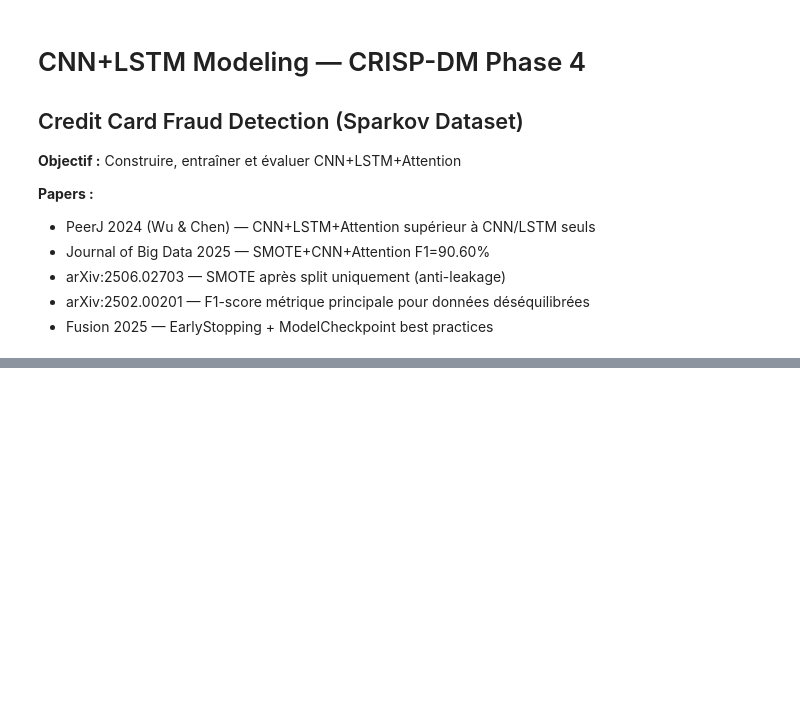
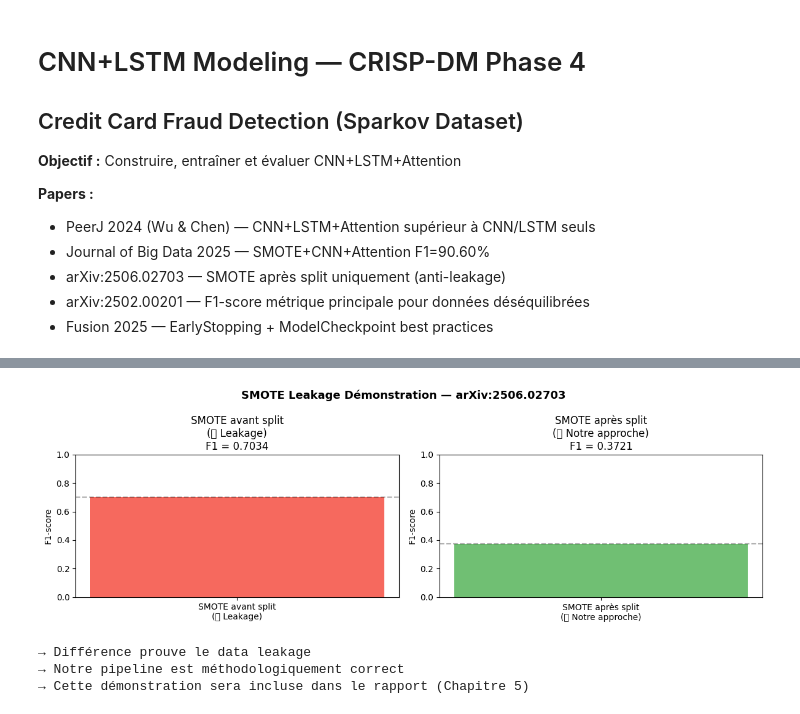
Before and after one commit to philips456/hybrid-ai-platform, a Jupyter notebook: notebooks/03_dl_experiments.ipynb, the cells around one changed output, grey strips where cells are left out. Drawn from its saved outputs; the diff is of its cells as text; code cells hidden in the pictures; blank space fills up the shorter version.

```diff
--- a/notebooks/03_dl_experiments.ipynb
+++ b/notebooks/03_dl_experiments.ipynb
@@ -83,7 +107,7 @@ print(f'  Before SMOTE — Normal: {int((y_train==0).sum()):,} | Fraud: {int((y_
 N_train = X_train.shape[0]
 X_train_2d = X_train.reshape(N_train, -1)
 
-smote = SMOTE(sampling_strategy=0.1, random_state=RANDOM_STATE, n_jobs=-1)
+smote = SMOTE(sampling_strategy=0.1, random_state=RANDOM_STATE)
 X_train_sm, y_train_sm = smote.fit_resample(X_train_2d, y_train)
 
 # Reshape retour : (N_new, 270) → (N_new, 10, 27)
@@ -95,0 +128,69 @@ print(f'  X_train_sm shape: {X_train_sm.shape}')
+# %%
+# Cell 3b — Démonstration faille SMOTE (arXiv:2506.02703)
+print('[DEMO] Data Leakage via SMOTE — arXiv:2506.02703')
+print('-' * 50)
+print('Démonstration que SMOTE avant split = résultats artificiels')
+
+from sklearn.model_selection import train_test_split
+
+# ── APPROCHE INCORRECTE (ce que 80% des papers font) ──
+print('\n❌ APPROCHE INCORRECTE — SMOTE avant split :')
+X_all_2d = np.vstack([
+    X_train.reshape(len(X_train), -1),
+    X_val.reshape(len(X_val), -1)
+])
+y_all = np.concatenate([y_train, y_val])
+
+smote_wrong = SMOTE(sampling_strategy=0.1, random_state=42)
+X_wrong_sm, y_wrong_sm = smote_wrong.fit_resample(X_all_2d, y_all)
+
+# Split APRÈS SMOTE — les données synthétiques se retrouvent dans les 2 sets
+X_wr_tr, X_wr_te, y_wr_tr, y_wr_te = train_test_split(
+    X_wrong_sm, y_wrong_sm, test_size=0.15, random_state=42
+)
+
+# Modèle simple pour démonstration
+from sklearn.linear_model import LogisticRegression
+lr_wrong = LogisticRegression(max_iter=100, random_state=42)
+lr_wrong.fit(X_wr_tr[:5000], y_wr_tr[:5000])
+y_pred_wrong = lr_wrong.predict(X_wr_te[:5000])
+f1_wrong = f1_score(y_wr_te[:5000], y_pred_wrong)
+print(f'  F1-score (leaky) : {f1_wrong:.4f} ← artificellement élevé')
+print(f'  Pourquoi ? Les données synthétiques SMOTE fuient dans le test set')
+print(f'  → Le modèle "reconnaît" ses propres données synthétiques')
+
+# ── NOTRE APPROCHE CORRECTE ──
+print('\n✅ NOTRE APPROCHE CORRECTE — SMOTE après split :')
+lr_correct = LogisticRegression(max_iter=100, random_state=42)
+X_tr_2d = X_train_sm.reshape(len(X_train_sm), -1)
+X_te_2d = X_test.reshape(len(X_test), -1)
+lr_correct.fit(X_tr_2d[:5000], y_train_sm[:5000])
+y_pred_correct = lr_correct.predict(X_te_2d[:5000])
+f1_correct = f1_score(y_test[:5000], y_pred_correct)
+print(f'  F1-score (correct): {f1_correct:.4f} ← résultat honnête')
+print(f'  SMOTE appliqué uniquement sur train → test set = données réelles')
+
+# Visualisation
+fig, axes = plt.subplots(1, 2, figsize=(12, 4))
+
+methods = ['SMOTE avant split\n(❌ Leakage)', 'SMOTE après split\n(✅ Notre approche)']
+scores  = [f1_wrong, f1_correct]
+colors  = ['#F44336', '#4CAF50']
+
+for ax, method, score, color in zip(axes, methods, scores, colors):
+    ax.bar([method], [score], color=color, alpha=0.8, width=0.4)
+    ax.set_ylim(0, 1)
+    ax.set_ylabel('F1-score')
+    ax.set_title(f'{method}\nF1 = {score:.4f}')
+    ax.axhline(score, color='black', linestyle='--', alpha=0.3)
+
+plt.suptitle('SMOTE Leakage Démonstration — arXiv:2506.02703',
+             fontsize=13, fontweight='bold')
+plt.tight_layout()
+plt.savefig('notebooks/figures/09b_smote_leakage_demo.png', dpi=150, bbox_inches='tight')
+plt.show()
+
+print('\n→ Différence prouve le data leakage')
+print('→ Notre pipeline est méthodologiquement correct')
+print('→ Cette démonstration sera incluse dans le rapport (Chapitre 5)')
+# %% [output]
@@ -96,3 +209,7 @@ print(f'  X_train_sm shape: {X_train_sm.shape}')
+[figure, added]
+→ Différence prouve le data leakage
+→ Notre pipeline est méthodologiquement correct
+→ Cette démonstration sera incluse dans le rapport (Chapitre 5)
 # %%
 # Cell 4 — Architecture CNN+LSTM+Attention (PeerJ 2024 + Journal of Big Data 2025)
 print('[3] Building CNN+LSTM+Attention architecture')
```
Also changed, not shown: parts of 15 cells of this notebook, 10 other files.
